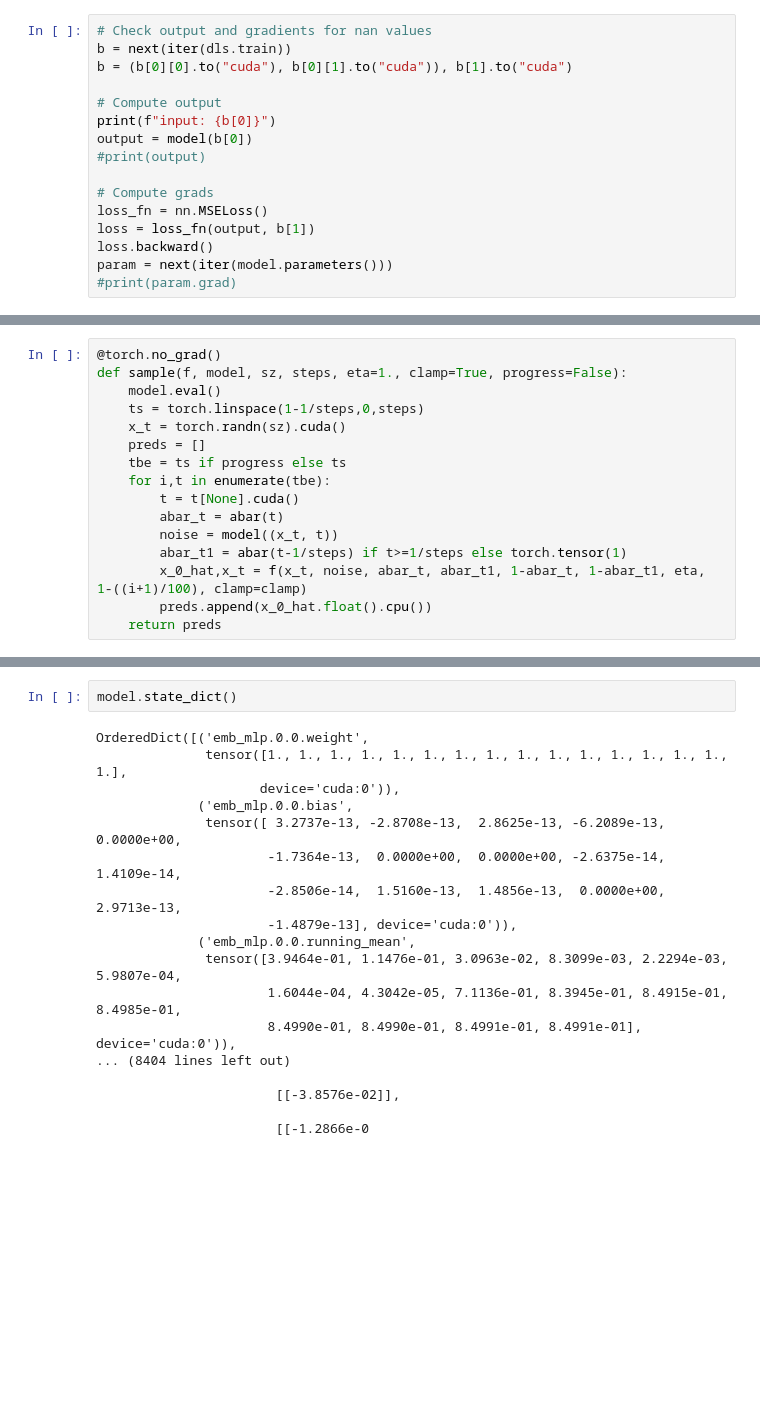
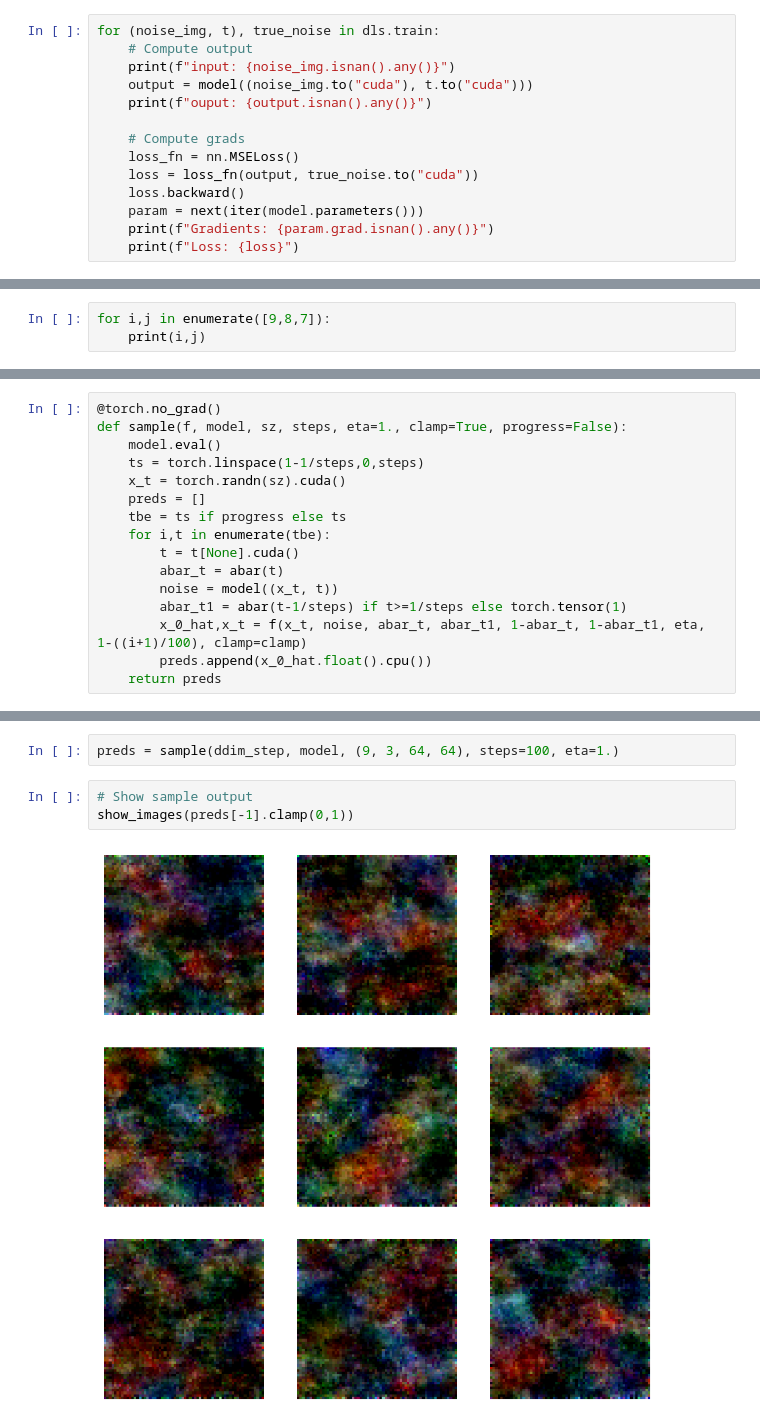
Before and after one commit to dumbdude00/dumbAI, a Jupyter notebook: GalvanizedHeart_nbs/12_uncondunet_goldfish_v2.ipynb, the cells around one changed output, grey strips where cells are left out. Saved outputs shown, nothing was run; the diff lists cells and outputs as text; blank space fills up the shorter version.

```diff
--- a/GalvanizedHeart_nbs/12_uncondunet_goldfish_v2.ipynb
+++ b/GalvanizedHeart_nbs/12_uncondunet_goldfish_v2.ipynb
@@ -203,17 +215,15 @@ model = UncondUnet(in_channels=3, out_channels=3, nfs=(16,32,48,64), num_layers=
 # %%
-# Check output and gradients for nan values
-b = next(iter(dls.train))
-b = (b[0][0].to("cuda"), b[0][1].to("cuda")), b[1].to("cuda")
+for (noise_img, t), true_noise in dls.train:
+    # Compute output
+    print(f"input: {noise_img.isnan().any()}")
+    output = model((noise_img.to("cuda"), t.to("cuda")))
+    print(f"ouput: {output.isnan().any()}")
 
-# Compute output
-print(f"input: {b[0]}")
-output = model(b[0])
-#print(output)
-
-# Compute grads
-loss_fn = nn.MSELoss()
-loss = loss_fn(output, b[1])
-loss.backward()
-param = next(iter(model.parameters()))
-#print(param.grad)
+    # Compute grads
+    loss_fn = nn.MSELoss()
+    loss = loss_fn(output, true_noise.to("cuda"))
+    loss.backward()
+    param = next(iter(model.parameters()))
+    print(f"Gradients: {param.grad.isnan().any()}")
+    print(f"Loss: {loss}")
 # %% [output]
@@ -379,0 +350,3 @@ torch.Size([32, 64, 16, 16])
+# %%
+for i,j in enumerate([9,8,7]):
+    print(i,j)
@@ -449,20 +459,7 @@ KeyboardInterrupt:
-# %%
-model.state_dict()
-# %% [output]
-OrderedDict([('emb_mlp.0.0.weight',
-              tensor([1., 1., 1., 1., 1., 1., 1., 1., 1., 1., 1., 1., 1., 1., 1., 1.],
-                     device='cuda:0')),
-             ('emb_mlp.0.0.bias',
-              tensor([ 3.2737e-13, -2.8708e-13,  2.8625e-13, -6.2089e-13,  0.0000e+00,
-                      -1.7364e-13,  0.0000e+00,  0.0000e+00, -2.6375e-14,  1.4109e-14,
-                      -2.8506e-14,  1.5160e-13,  1.4856e-13,  0.0000e+00,  2.9713e-13,
-                      -1.4879e-13], device='cuda:0')),
-             ('emb_mlp.0.0.running_mean',
-              tensor([3.9464e-01, 1.1476e-01, 3.0963e-02, 8.3099e-03, 2.2294e-03, 5.9807e-04,
-                      1.6044e-04, 4.3042e-05, 7.1136e-01, 8.3945e-01, 8.4915e-01, 8.4985e-01,
-                      8.4990e-01, 8.4990e-01, 8.4991e-01, 8.4991e-01], device='cuda:0')),
-... (8404 lines left out)
-
-                       [[-3.8576e-02]],
-
-                       [[-1.2866e-0
+# %%
+preds = sample(ddim_step, model, (9, 3, 64, 64), steps=100, eta=1.)
+# %%
+# Show sample output
+show_images(preds[-1].clamp(0,1))
+# %% [output]
+[figure, added]
```
Also changed, not shown: parts of 29 cells of this notebook, 1 other file.
